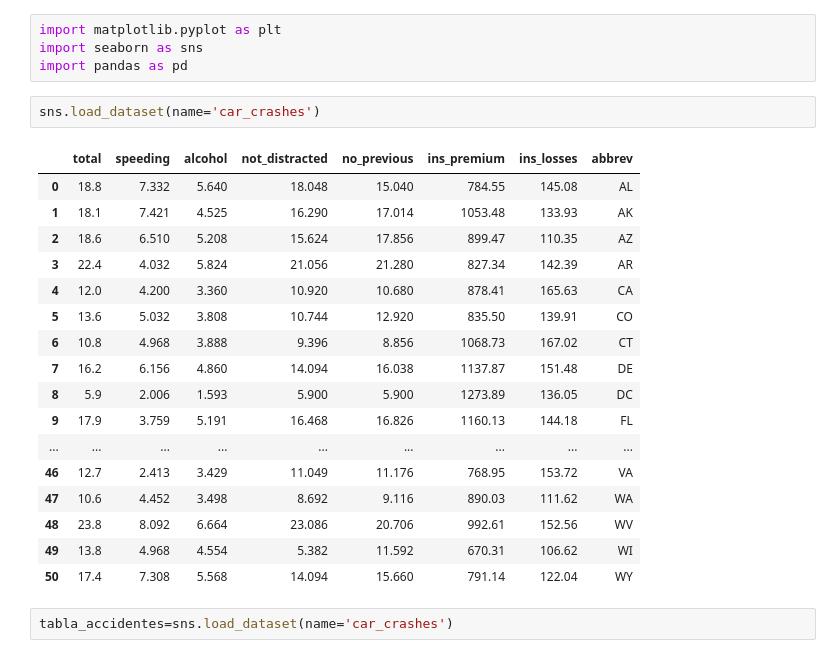
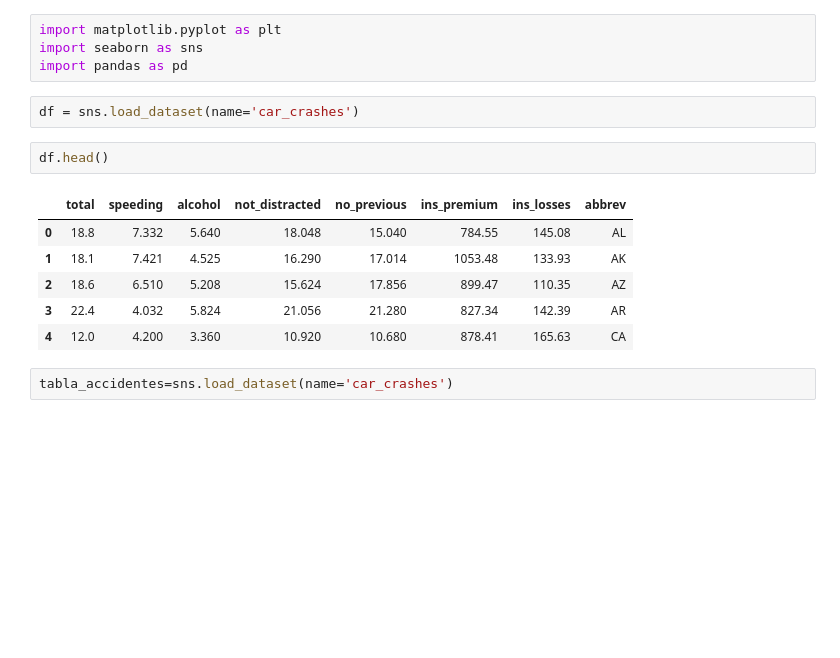
Before and after one commit to apoboldon/machine-learning-program, a Jupyter notebook: #01. Data Tables & Basic Concepts of Programming/prueba.ipynb, the cells around one changed output. Drawn from its saved outputs; the diff is of its cells as text; blank space fills up the shorter version.

```diff
--- a/#01. Data Tables & Basic Concepts of Programming/prueba.ipynb
+++ b/#01. Data Tables & Basic Concepts of Programming/prueba.ipynb
@@ -103,24 +116,15 @@ import matplotlib.pyplot as plt
 import seaborn as sns
 import pandas as pd
 # %%
-sns.load_dataset(name='car_crashes')
+df = sns.load_dataset(name='car_crashes')
-# %% [output]
-|  | total | speeding | alcohol | not_distracted | no_previous | ins_premium | ins_losses | abbrev |
-| 0 | 18.8 | 7.332 | 5.640 | 18.048 | 15.040 | 784.55 | 145.08 | AL |
-| 1 | 18.1 | 7.421 | 4.525 | 16.290 | 17.014 | 1053.48 | 133.93 | AK |
-| 2 | 18.6 | 6.510 | 5.208 | 15.624 | 17.856 | 899.47 | 110.35 | AZ |
-| 3 | 22.4 | 4.032 | 5.824 | 21.056 | 21.280 | 827.34 | 142.39 | AR |
-| 4 | 12.0 | 4.200 | 3.360 | 10.920 | 10.680 | 878.41 | 165.63 | CA |
-| 5 | 13.6 | 5.032 | 3.808 | 10.744 | 12.920 | 835.50 | 139.91 | CO |
-| 6 | 10.8 | 4.968 | 3.888 | 9.396 | 8.856 | 1068.73 | 167.02 | CT |
-| 7 | 16.2 | 6.156 | 4.860 | 14.094 | 16.038 | 1137.87 | 151.48 | DE |
-| 8 | 5.9 | 2.006 | 1.593 | 5.900 | 5.900 | 1273.89 | 136.05 | DC |
-| 9 | 17.9 | 3.759 | 5.191 | 16.468 | 16.826 | 1160.13 | 144.18 | FL |
-| ... | ... | ... | ... | ... | ... | ... | ... | ... |
-| 46 | 12.7 | 2.413 | 3.429 | 11.049 | 11.176 | 768.95 | 153.72 | VA |
-| 47 | 10.6 | 4.452 | 3.498 | 8.692 | 9.116 | 890.03 | 111.62 | WA |
-| 48 | 23.8 | 8.092 | 6.664 | 23.086 | 20.706 | 992.61 | 152.56 | WV |
-| 49 | 13.8 | 4.968 | 4.554 | 5.382 | 11.592 | 670.31 | 106.62 | WI |
-| 50 | 17.4 | 7.308 | 5.568 | 14.094 | 15.660 | 791.14 | 122.04 | WY |
+# %%
+df.head()
+# %% [output]
+|  | total | speeding | alcohol | not_distracted | no_previous | ins_premium | ins_losses | abbrev |
+| 0 | 18.8 | 7.332 | 5.640 | 18.048 | 15.040 | 784.55 | 145.08 | AL |
+| 1 | 18.1 | 7.421 | 4.525 | 16.290 | 17.014 | 1053.48 | 133.93 | AK |
+| 2 | 18.6 | 6.510 | 5.208 | 15.624 | 17.856 | 899.47 | 110.35 | AZ |
+| 3 | 22.4 | 4.032 | 5.824 | 21.056 | 21.280 | 827.34 | 142.39 | AR |
+| 4 | 12.0 | 4.200 | 3.360 | 10.920 | 10.680 | 878.41 | 165.63 | CA |
 # %%
 tabla_accidentes=sns.load_dataset(name='car_crashes')
```
Also changed, not shown: parts of 14 cells of this notebook, 3 other files.
